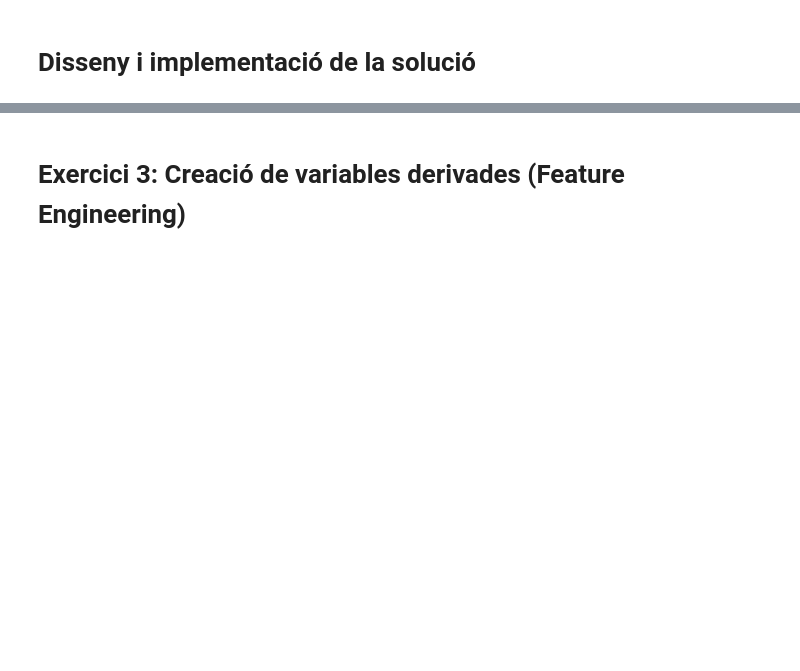
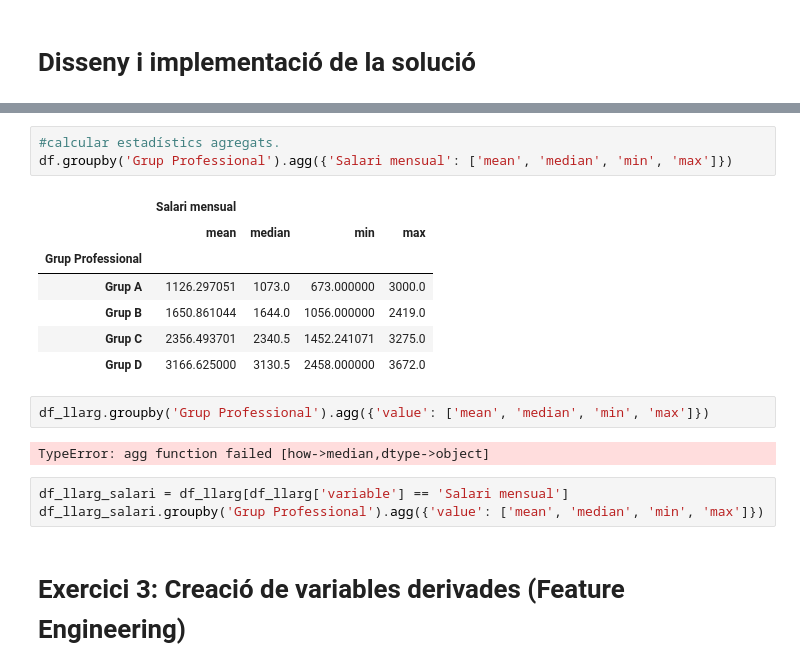
Before and after one commit to roser740/Data-Analytics, a Jupyter notebook: TASQUES S8/TS8_01_roser_carrera.ipynb, the cells around one changed output, grey strips where cells are left out. Saved outputs shown, nothing was run; the diff lists cells and outputs as text; blank space fills up the shorter version.

```diff
--- a/TASQUES S8/TS8_01_roser_carrera.ipynb
+++ b/TASQUES S8/TS8_01_roser_carrera.ipynb
@@ -1090,3 +1143,21 @@ df_llarg
+# %%
+#calcular estadístics agregats.
+df.groupby('Grup Professional').agg({'Salari mensual': ['mean', 'median', 'min', 'max']})
+# %% [output]
+|  | Salari mensual |  |  |  |
+|  | mean | median | min | max |
+| Grup Professional |  |  |  |  |
+| Grup A | 1126.297051 | 1073.0 | 673.000000 | 3000.0 |
+| Grup B | 1650.861044 | 1644.0 | 1056.000000 | 2419.0 |
+| Grup C | 2356.493701 | 2340.5 | 1452.241071 | 3275.0 |
+| Grup D | 3166.625000 | 3130.5 | 2458.000000 | 3672.0 |
+# %%
+df_llarg.groupby('Grup Professional').agg({'value': ['mean', 'median', 'min', 'max']})
+# %% [output]
+TypeError: agg function failed [how->median,dtype->object]
+# %%
+df_llarg_salari = df_llarg[df_llarg['variable'] == 'Salari mensual']
+df_llarg_salari.groupby('Grup Professional').agg({'value': ['mean', 'median', 'min', 'max']})
 # %% [markdown]
 # **Exercici 3: Creació de variables derivades (Feature Engineering)**
 # %% [markdown]
```
Also changed, not shown: parts of 39 cells of this notebook.
